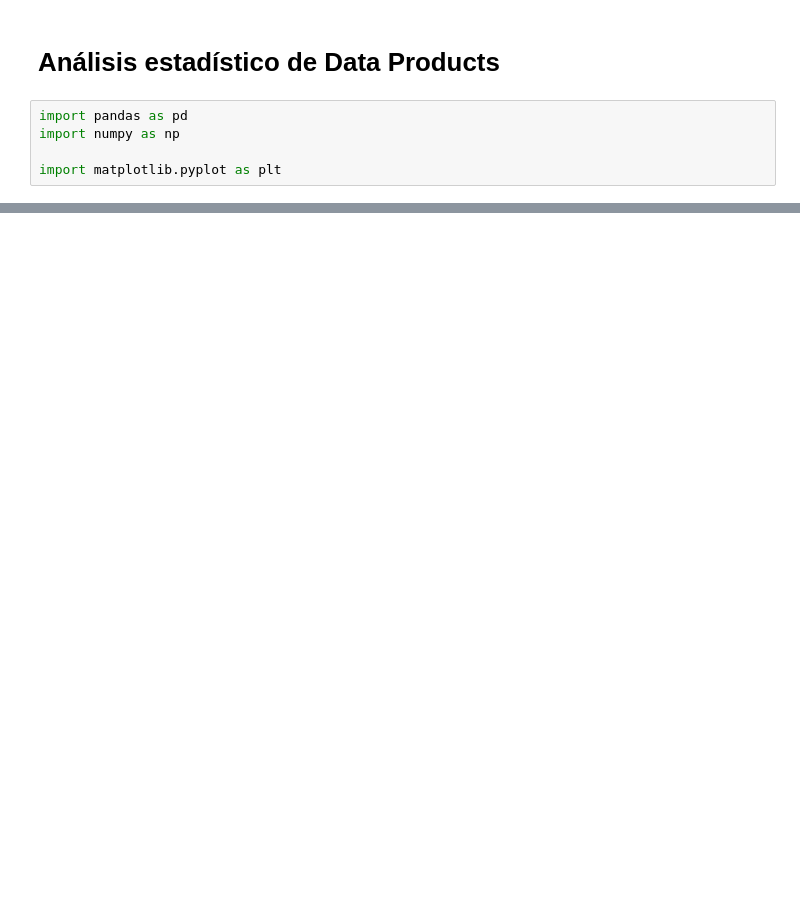
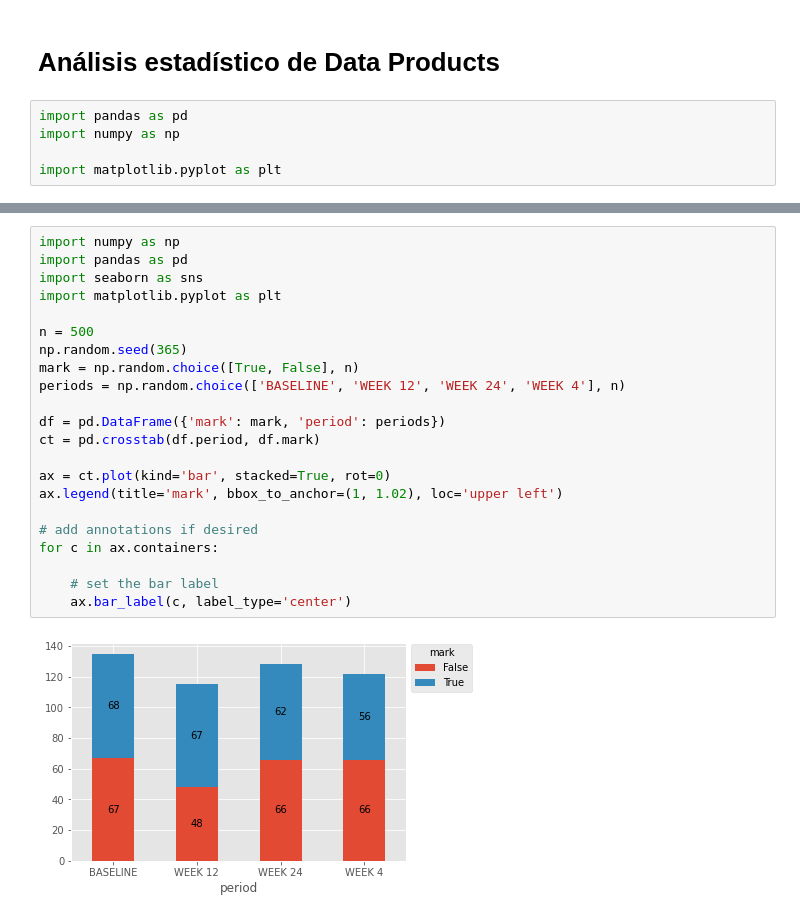
Before and after one commit to xxotto/covid19-Peru, a Jupyter notebook: DataAnalysis.ipynb, the cells around one changed output, grey strips where cells are left out. Saved outputs shown, nothing was run; the diff lists cells and outputs as text; blank space fills up the shorter version.

```diff
--- a/DataAnalysis.ipynb
+++ b/DataAnalysis.ipynb
@@ -52,0 +66,24 @@ df1
+# %%
+import numpy as np
+import pandas as pd
+import seaborn as sns
+import matplotlib.pyplot as plt
+
+n = 500
+np.random.seed(365)
+mark = np.random.choice([True, False], n)
+periods = np.random.choice(['BASELINE', 'WEEK 12', 'WEEK 24', 'WEEK 4'], n)
+
+df = pd.DataFrame({'mark': mark, 'period': periods})
+ct = pd.crosstab(df.period, df.mark)
+
+ax = ct.plot(kind='bar', stacked=True, rot=0)
+ax.legend(title='mark', bbox_to_anchor=(1, 1.02), loc='upper left')
+
+# add annotations if desired
+for c in ax.containers:
+
+    # set the bar label
+    ax.bar_label(c, label_type='center')
+# %% [output]
+[figure, added]
```
Also changed, not shown: parts of 6 cells of this notebook, 10 other files.
